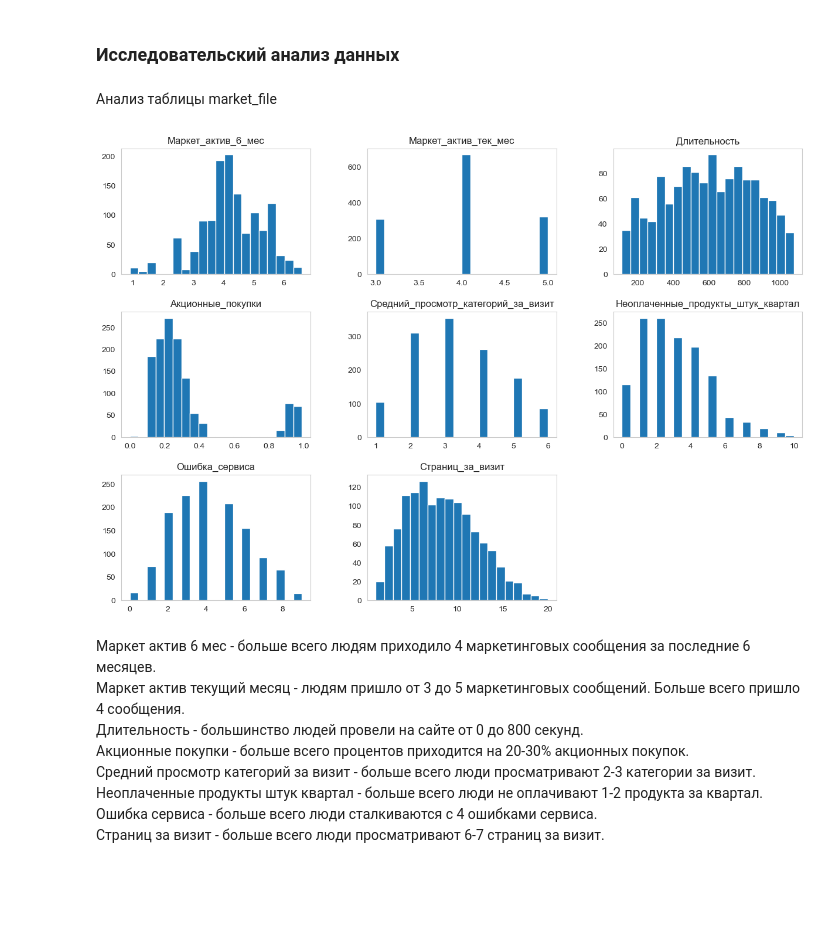
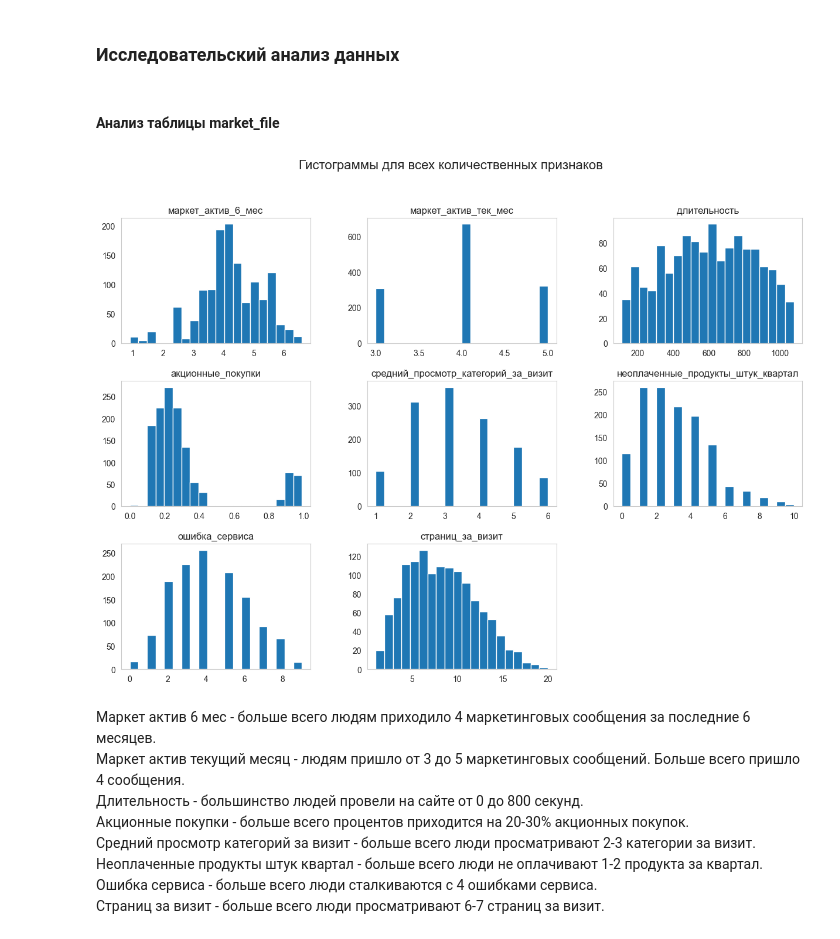
Before and after one commit to nikkhav/yandex-practicum-projects, a Jupyter notebook: market-ml.ipynb, the cells around one changed output. Saved outputs shown, nothing was run; the diff lists cells and outputs as text; code cells hidden in the pictures; blank space fills up the shorter version.

Commit message:
Market ml project final

```diff
--- a/market-ml.ipynb
+++ b/market-ml.ipynb
@@ -127,10 +33,10 @@ try:
     market_file = pd.read_csv('datasets/market_file.csv')
     market_money = pd.read_csv('datasets/market_money.csv')
     market_time = pd.read_csv('datasets/market_time.csv')
-    money = pd.read_csv('datasets/money.csv', sep=';')
+    money = pd.read_csv('datasets/money.csv', sep=';', decimal=',')
 except FileNotFoundError:
     market_file = pd.read_csv('https://code.s3.yandex.net/datasets/market_file.csv')
     market_money = pd.read_csv('https://code.s3.yandex.net/datasets/market_money.csv')
     market_time = pd.read_csv('https://code.s3.yandex.net/datasets/market_time.csv')
-    money = pd.read_csv('https://code.s3.yandex.net/datasets/money.csv', sep=';')
+    money = pd.read_csv('https://code.s3.yandex.net/datasets/money.csv', sep=';', decimal=',')
 # %%
@@ -270,3 +191,23 @@ print(f'Количество дубликатов в money: {money.duplicated().
 # %%
 market_file.loc[market_file['Тип сервиса'] == 'стандартт', 'Тип сервиса'] = 'стандарт'
 market_time.loc[market_time['Период'] == 'предыдцщий_месяц', 'Период'] = 'предыдущий_месяц'
+# %%
+def clean_column_names(column_names):
+    new_column_names = []
+    for col in column_names:
+        # 1. Заменяем пробелы на подчеркивания
+        col = re.sub(r'\s+', '_', col)
+        # 2. Заменяем дефисы и прочие разделители на подчеркивания
+        col = re.sub(r'[-—]', '_', col)
+        # 3. Удаляем лишние символы (скобки, точки)
+        col = re.sub(r'[()\.]', '', col)
+        # 4. Приводим все буквы к нижнему регистру
+        col = col.lower()
+        new_column_names.append(col)
+
+    return new_column_names
+# %%
+market_file.columns = clean_column_names(market_file.columns)
+market_money.columns = clean_column_names(market_money.columns)
+market_time.columns = clean_column_names(market_time.columns)
+money.columns = clean_column_names(money.columns)
@@ -273,12 +230,13 @@ market_time.loc[market_time['Период'] == 'предыдцщий_месяц'
 # %% [markdown]
 ### Исследовательский анализ данных
 # %% [markdown]
-Анализ таблицы market_file
+#### Анализ таблицы market_file
 # %%
 # Построим гистограммы для всех количественных признаков
 market_file.drop('id', axis=1).hist(figsize=(15, 10), bins=20, grid=False);
+plt.suptitle('Гистограммы для всех количественных признаков', fontsize=16);
 # %% [output]
-[figure, old version]
+[figure, new version]
 # %% [markdown]
 Маркет актив 6 мес - больше всего людям приходило 4 маркетинговых сообщения за последние 6 месяцев. <br>
 Маркет актив текущий месяц - людям пришло от 3 до 5 маркетинговых сообщений. Больше всего пришло 4 сообщения.<br>
```
Also changed, not shown: parts of 79 cells of this notebook.
